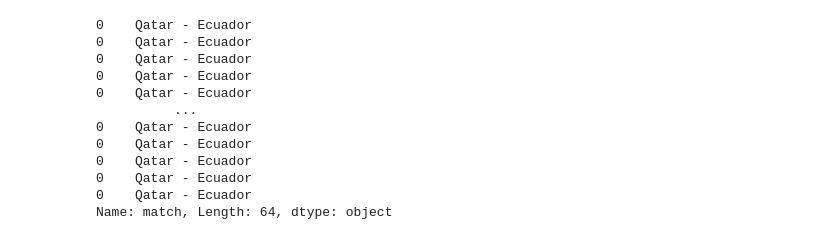
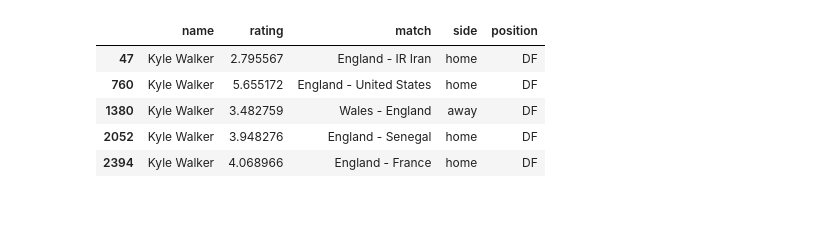
Before and after one commit to BroodjeBal69/VIS---Group-27, a Jupyter notebook: player_model.ipynb, the cells around one changed output. Saved outputs shown, nothing was run; the diff lists cells and outputs as text; code cells hidden in the pictures; blank space fills up the shorter version.

```diff
--- a/player_model.ipynb
+++ b/player_model.ipynb
@@ -234,18 +244,12 @@ from sklearn.preprocessing import MinMaxScaler
 df_scaled = df_rating
 scaler = MinMaxScaler(feature_range=(1,10))
 df_scaled[['rating']] = scaler.fit_transform(df_rating[['rating']])
-# %%
-df_scaled['match'][0]
-# %% [output]
-0    Qatar - Ecuador
-0    Qatar - Ecuador
-0    Qatar - Ecuador
-0    Qatar - Ecuador
-0    Qatar - Ecuador
-          ...
-0    Qatar - Ecuador
-0    Qatar - Ecuador
-0    Qatar - Ecuador
-0    Qatar - Ecuador
-0    Qatar - Ecuador
-Name: match, Length: 64, dtype: object
+# %%
+df_scaled[df_scaled['name'] == 'Kyle Walker']
+# %% [output]
+|  | name | rating | match | side | position |
+| 47 | Kyle Walker | 2.795567 | England - IR Iran | home | DF |
+| 760 | Kyle Walker | 5.655172 | England - United States | home | DF |
+| 1380 | Kyle Walker | 3.482759 | Wales - England | away | DF |
+| 2052 | Kyle Walker | 3.948276 | England - Senegal | home | DF |
+| 2394 | Kyle Walker | 4.068966 | England - France | home | DF |
```
Also changed, not shown: parts of 5 cells of this notebook, 1 other file.
